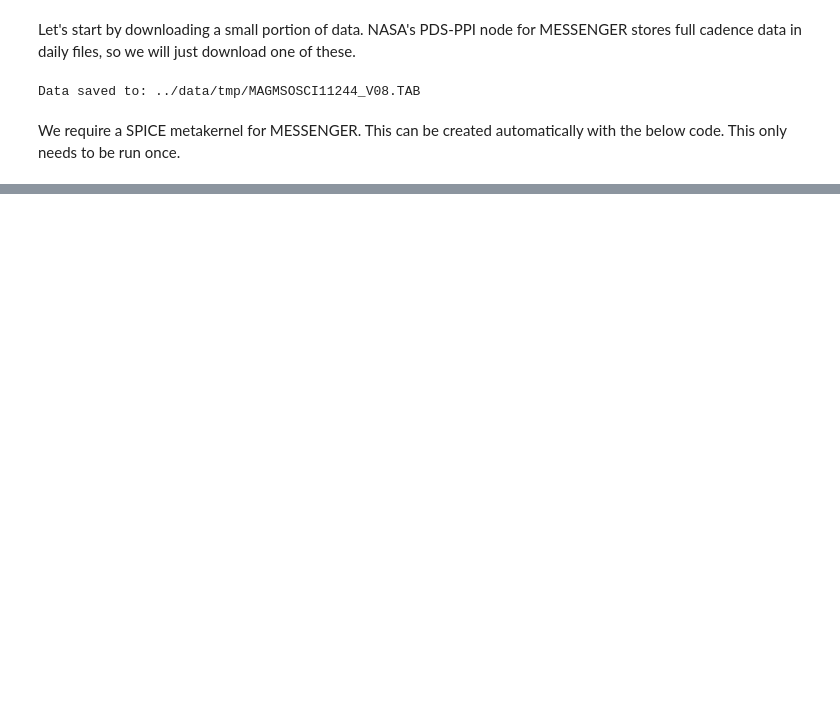
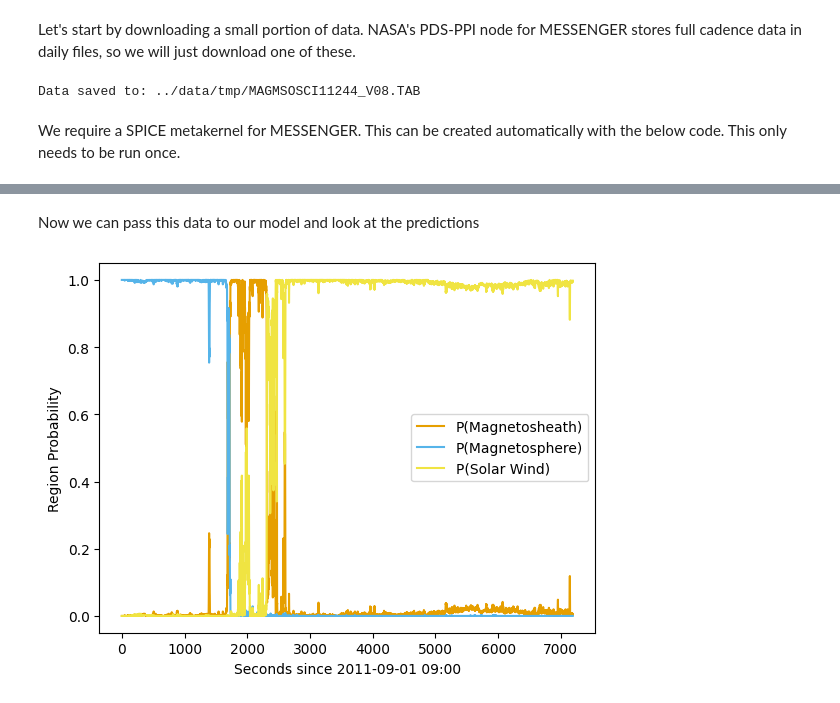
Before and after one commit to daraghhollman/messenger_region_classifier, a Jupyter notebook: examples/minimal_application_example.ipynb, the cells around one changed output, grey strips where cells are left out. Drawn from its saved outputs; the diff is of its cells as text; code cells hidden in the pictures; blank space fills up the shorter version.

```diff
--- a/examples/minimal_application_example.ipynb
+++ b/examples/minimal_application_example.ipynb
@@ -46,0 +109,29 @@ hermpy.utils.User.METAKERNEL = "../SPICE/messenger/metakernel_messenger.txt"
+# %% [markdown]
+Now we can pass this data to our model and look at the predictions
+# %%
+sys.path.insert(
+    1, str("../src/")
+)
+from apply_model import get_magnetospheric_region
+
+region_probabilities = get_magnetospheric_region(
+    start_time,
+    end_time,
+    model_path="../data/model/messenger_region_classifier.pkl"
+)
+# %%
+# Now lets look at these probabilities in time
+
+fig, ax = plt.subplots()
+
+labels = ["P(Magnetosheath)", "P(Magnetosphere)", "P(Solar Wind)"]
+colours = [hermpy.plotting.wong_colours[c] for c in ["orange", "light blue", "yellow"]]
+
+for i, (colour, label) in enumerate(zip(colours, labels)):
+    ax.plot(range(len(region_probabilities)), region_probabilities[:, i], color=colour, label=label)
+
+ax.legend()
+ax.set_xlabel("Seconds since 2011-09-01 09:00")
+ax.set_ylabel("Region Probability");
+# %% [output]
+[figure, added]
```
Also changed, not shown: parts of 11 cells of this notebook.
